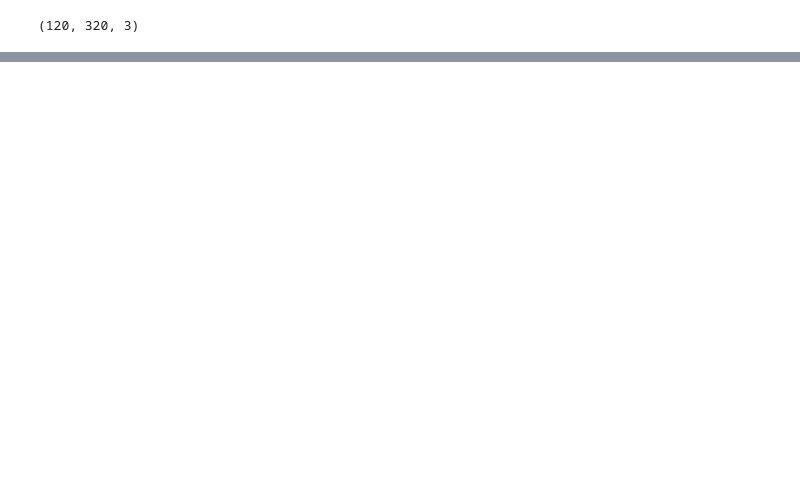
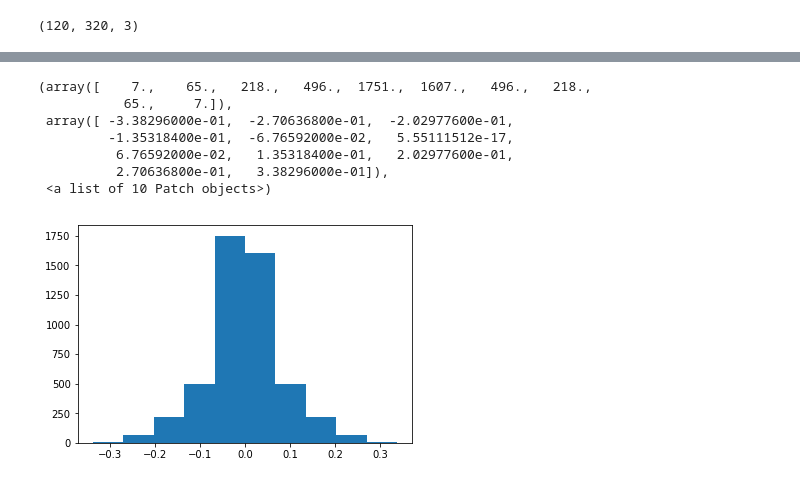
Before and after one commit to AeroGeekDean/CarND-Behavioral-Cloning-P3, a Jupyter notebook: scratchpad.ipynb, the cells around one changed output, grey strips where cells are left out. Saved outputs shown, nothing was run; the diff lists cells and outputs as text; code cells hidden in the pictures; blank space fills up the shorter version.

```diff
--- a/scratchpad.ipynb
+++ b/scratchpad.ipynb
@@ -47,0 +107,11 @@ y_train = np.concatenate((y_train, y_train_flip), axis=0)
+# %%
+plt.hist(y_train)
+# %% [output]
+(array([    7.,    65.,   218.,   496.,  1751.,  1607.,   496.,   218.,
+           65.,     7.]),
+ array([ -3.38296000e-01,  -2.70636800e-01,  -2.02977600e-01,
+         -1.35318400e-01,  -6.76592000e-02,   5.55111512e-17,
+          6.76592000e-02,   1.35318400e-01,   2.02977600e-01,
+          2.70636800e-01,   3.38296000e-01]),
+ <a list of 10 Patch objects>)
+[figure, added]
```
Also changed, not shown: parts of 18 cells of this notebook, 1 other file.
